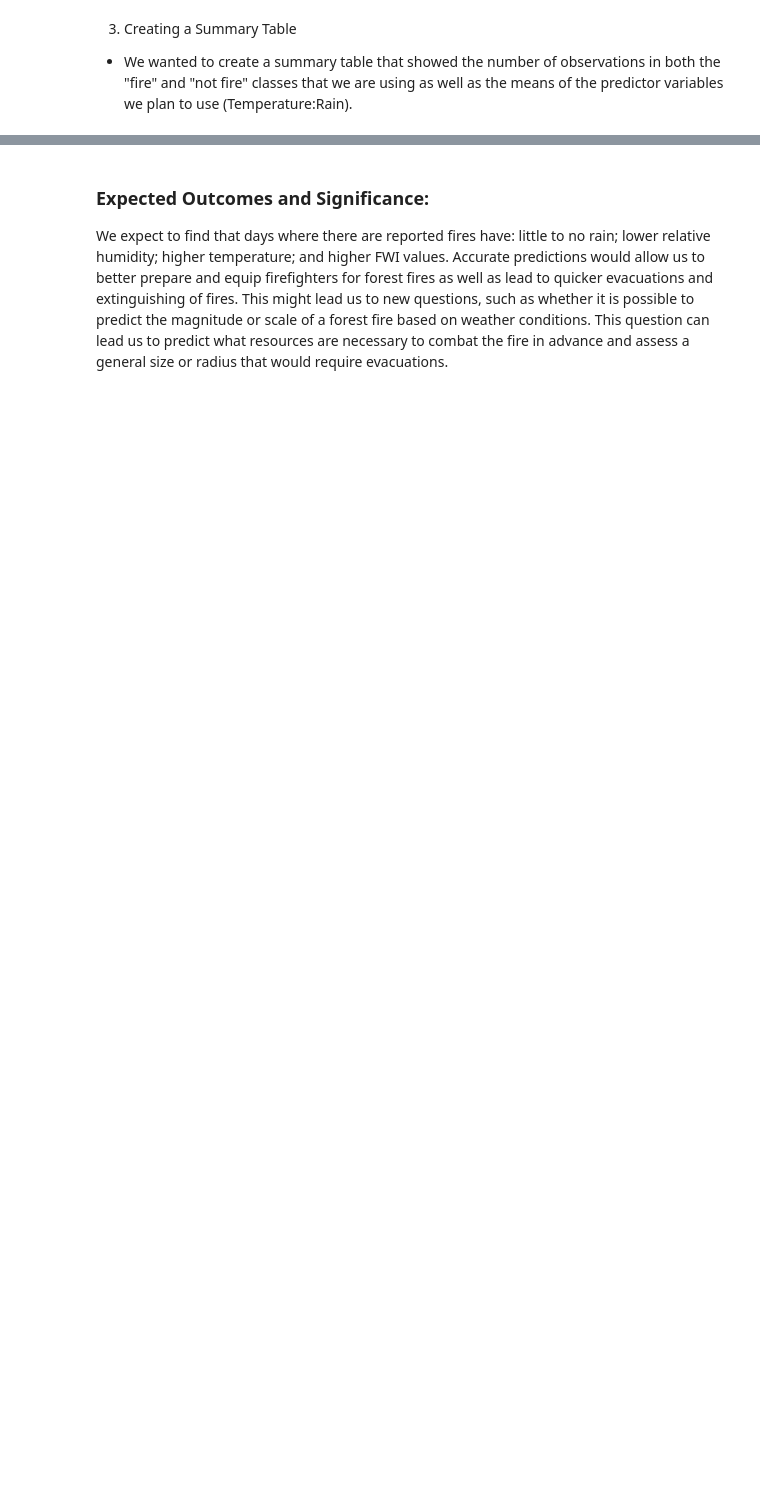
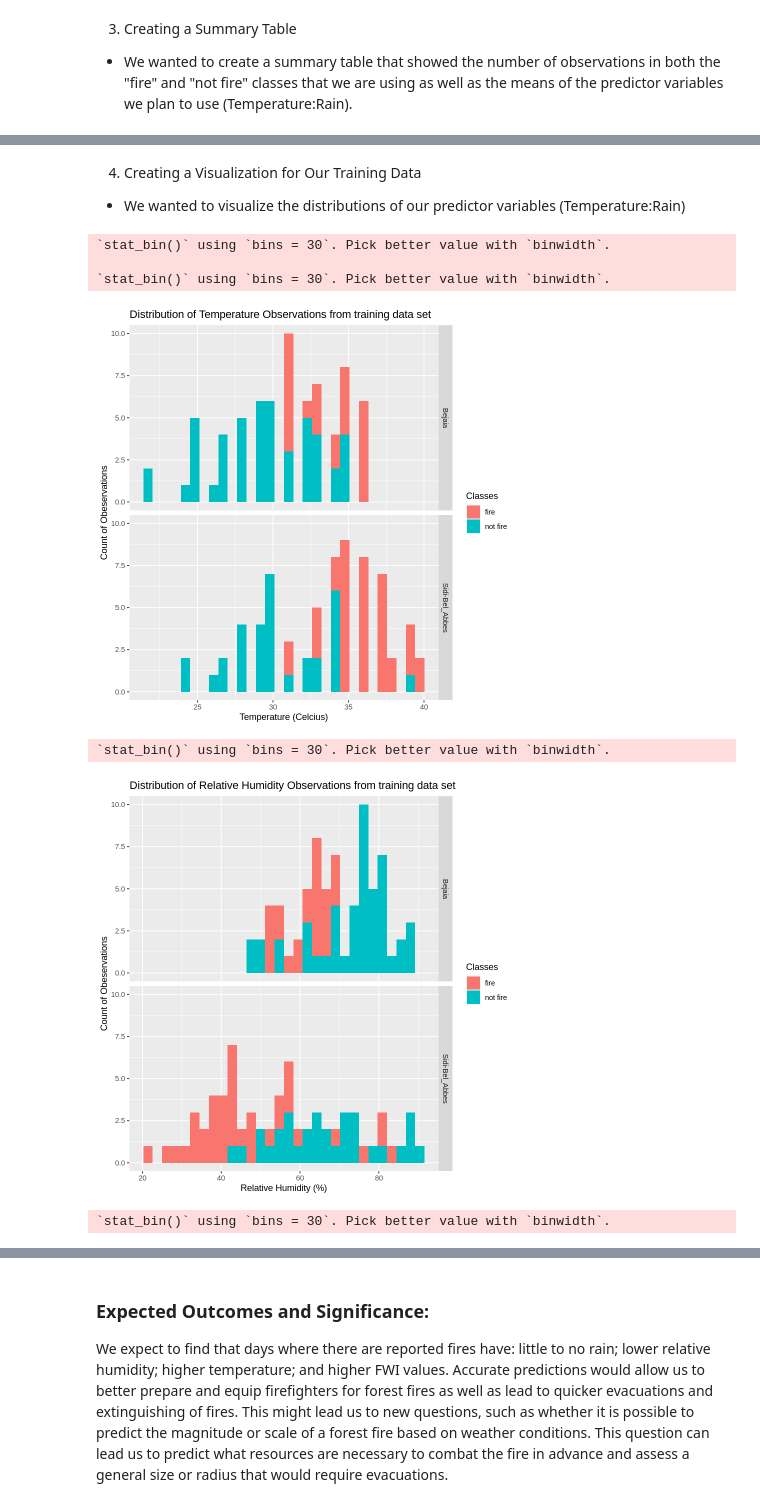
Before and after one commit to Soneif/dsci100-project, a Jupyter notebook: dsci100-project.ipynb, the cells around one changed output, grey strips where cells are left out. Drawn from its saved outputs; the diff is of its cells as text; code cells hidden in the pictures; blank space fills up the shorter version.

Commit message:
Changed some wording + added plot interpretation in the methods :)

```diff
--- a/dsci100-project.ipynb
+++ b/dsci100-project.ipynb
@@ -93,5 +113,9 @@ A data.frame: 244 × 15
 # %%
-forest_split <- initial_split(forest_fire_categories, prop = 0.75, strata = Classes) # Splitting the data with 75% for training and 25% for testing.
+# 75% of the data was used as training data in this analysis
+
+forest_split <- initial_split(forest_fire_categories,
+                              prop = 0.75,
+                              strata = Classes) # Splitting the data with 75% for training and 25% for testing.
 forest_fire_training <- training(forest_split)
 forest_fire_testing <- testing(forest_split)
 # %% [markdown]
@@ -118,0 +141,48 @@ ERROR: Error in forest_fire_training %>% group_by(Temperature, RH, Ws, Rain) %>%
+# %% [markdown]
+4) Creating a Visualization for Our Training Data
+
+* We wanted to visualize the distributions of our predictor variables (Temperature:Rain)
+# %%
+forest_fire_visualization_temperature <- forest_fire_training %>%
+    ggplot(aes(x = Temperature, fill = Classes)) +
+    facet_grid(region ~ .) +
+    geom_histogram(position = "identity") +
+    labs(x = "Temperature (Celcius)", y = "Count of Obeservations",
+         title = "Distribution of Temperature Observations from training data set")
+
+forest_fire_visualization_temperature
+
+forest_fire_visualization_RH <- forest_fire_training %>%
+    ggplot(aes(x = RH, fill = Classes)) +
+    facet_grid(region ~ .) +
+    geom_histogram(position = "identity") +
+    labs(x = "Relative Humidity (%)", y = "Count of Obeservations",
+         title = "Distribution of Relative Humidity Observations from training data set")
+
+forest_fire_visualization_RH
+
+forest_fire_visualization_Ws <- forest_fire_training %>%
+    ggplot(aes(x = Ws, fill = Classes)) +
+    facet_grid(region ~ .) +
+    geom_histogram(position = "identity") +
+    labs(x = "Wind Speed (km/h)", y = "Count of Obeservations",
+         title = "Distribution of Wind Speed Observations from training data set")
+
+forest_fire_visualization_Ws
+
+forest_fire_visualization_Rain <- forest_fire_training %>%
+    ggplot(aes(x = Rain, fill = Classes)) +
+    facet_grid(region ~ .) +
+    geom_histogram(position = "identity") +
+    labs(x = "Total Daily Rain (mm)", y = "Count of Obeservations",
+         title = "Distribution of Total Daily Rain Observations from training data set")
+
+forest_fire_visualization_Rain
+# %% [output]
+`stat_bin()` using `bins = 30`. Pick better value with `binwidth`.
+
+`stat_bin()` using `bins = 30`. Pick better value with `binwidth`.
+[figure, added]
+`stat_bin()` using `bins = 30`. Pick better value with `binwidth`.
+[figure, added]
+`stat_bin()` using `bins = 30`. Pick better value with `binwidth`.
```
Also changed, not shown: parts of 9 cells of this notebook.
